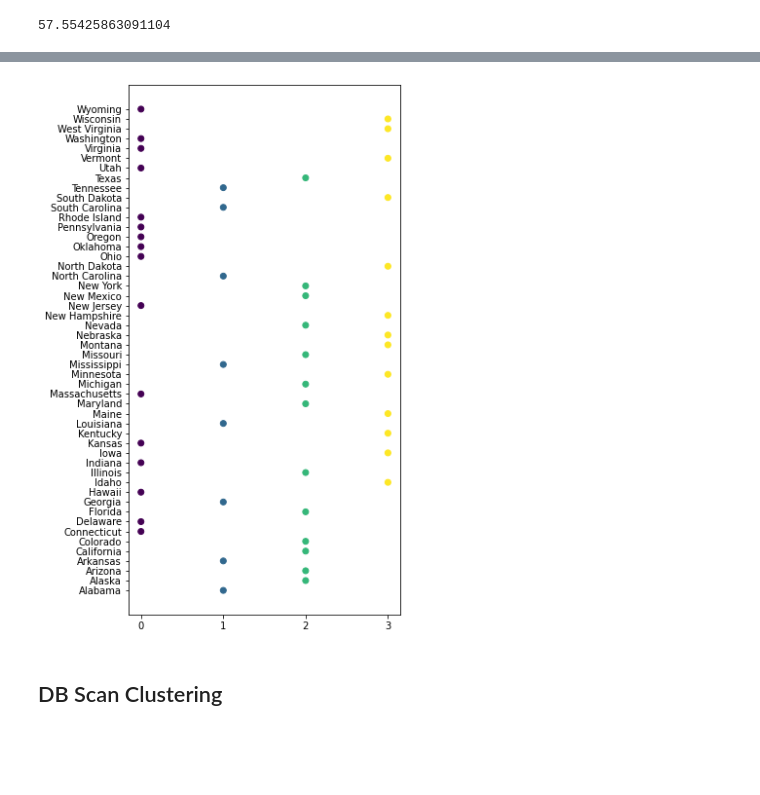
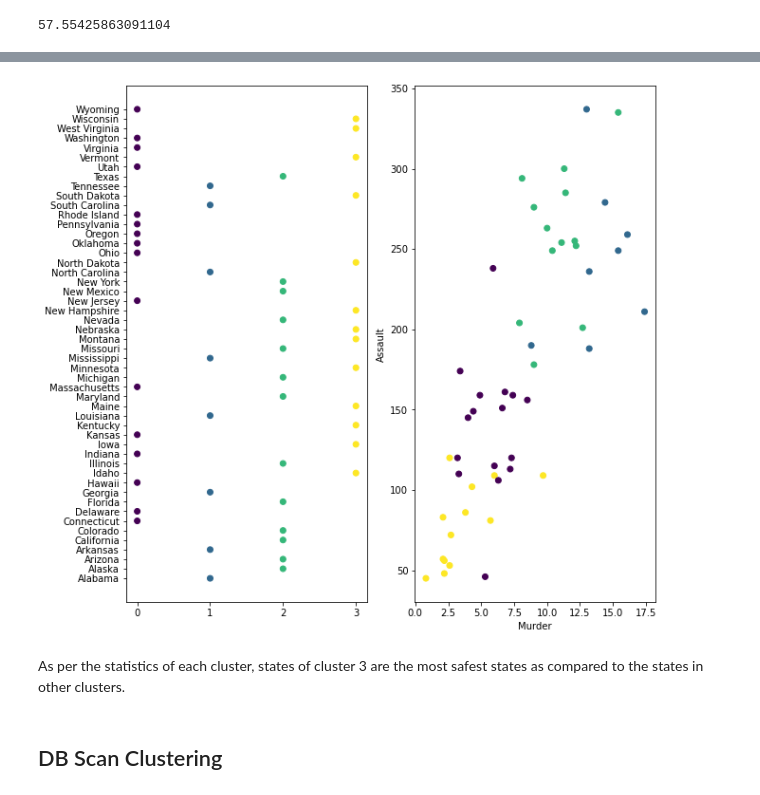
Before and after one commit to Shubhi-Varshney/ExcelR-ML-Assignments, a Jupyter notebook: Crime_Data_Clusterig.ipynb, the cells around one changed output, grey strips where cells are left out. Drawn from its saved outputs; the diff is of its cells as text; code cells hidden in the pictures; blank space fills up the shorter version.

```diff
--- a/Crime_Data_Clusterig.ipynb
+++ b/Crime_Data_Clusterig.ipynb
@@ -47,12 +47,13 @@ scaled_data[:5]
 from sklearn.cluster import AgglomerativeClustering
 from sklearn.metrics import silhouette_score
 # %%
-hier_model_scores = []
+hier_model_scores = {}
 for i in range(2,11):
+    # Using 'Single' linkage
     model = AgglomerativeClustering(n_clusters=i, affinity='euclidean', linkage='single')
     model.fit(scaled_data)
     score = silhouette_score(scaled_data, model.labels_)
-    hier_model_scores.append((i, score))
+    hier_model_scores.update({i:score})
 
 hier_model_scores
 # %% [output]
@@ -67,0 +69,10 @@ hier_model_scores
+# %%
+hier_model_scores_1 = {}
+for i in range(2,11):
+    # Using Ward linkage
+    model = AgglomerativeClustering(n_clusters=i, affinity='euclidean', linkage='ward')
+    model.fit(scaled_data)
+    score = silhouette_score(scaled_data, model.labels_)
+    hier_model_scores_1.update({i:score})
+
+hier_model_scores_1
@@ -70,4 +109,4 @@ hier_model_scores
 # %%
-model_hierarchical = AgglomerativeClustering(n_clusters = 2, affinity='euclidean', linkage='single')
+model_hierarchical = AgglomerativeClustering(n_clusters = 2, affinity='euclidean', linkage='ward')
 model_hierarchical
 # %% [output]
@@ -174,17 +212,17 @@ dn = hierarchy.dendrogram(hr)
 # %%
 from sklearn.cluster import KMeans
 
-wcss_tuple = []
-wcss = []
-silhouette = []
+wcss = {}
+silhouette = {}
 
 for i in range(2,11):
     model = KMeans(n_clusters=i, random_state=42)
     model.fit(scaled_data)
     # inertia is the WCSS (within cluster sum of squares) which we aim to be minimum
-    wcss_tuple.append((i, model.inertia_))
-    wcss.append(model.inertia_)
-    silhouette.append((i,silhouette_score(scaled_data, model.labels_)))
+    wcss.update({i: model.inertia_})
+    #wcss.append(model.inertia_)
+    #silhouette.append((i,silhouette_score(scaled_data, model.labels_)))
+    silhouette.update({i:silhouette_score(scaled_data, model.labels_)})
 
-wcss_tuple
+wcss
 # %% [output]
@@ -311,12 +356,19 @@ model_Kmeans.inertia_
 # %%
 # Plotting all data points corresponding to 3 clusters
-plt.figure(figsize=(5,10))
-plt.scatter(data['K-Means-clusterId'], data.index, c=data['K-Means-clusterId'])
-plt.xticks([0,1,2,3])
+fig, ax = plt.subplots(1,2, figsize=(10,10))
+#plt.figure(figsize=(5,10))
+ax[0].scatter(data['K-Means-clusterId'], data.index, c=data['K-Means-clusterId'])
+ax[0].set_xticks([0,1,2,3])
+
+ax[1].scatter(data['Murder'], data['Assault'], c=data['K-Means-clusterId'])
+ax[1].set_xlabel('Murder')
+ax[1].set_ylabel('Assault')
+
 plt.show()
-plt.legend()
 # %% [output]
-[figure, old version]
+[figure, new version]
+# %% [markdown]
+As per the statistics of each cluster, states of cluster 3 are the most safest states as compared to the states in other clusters.
 # %% [markdown]
 ## DB Scan Clustering
 # %%
```
Also changed, not shown: parts of 34 cells of this notebook.
